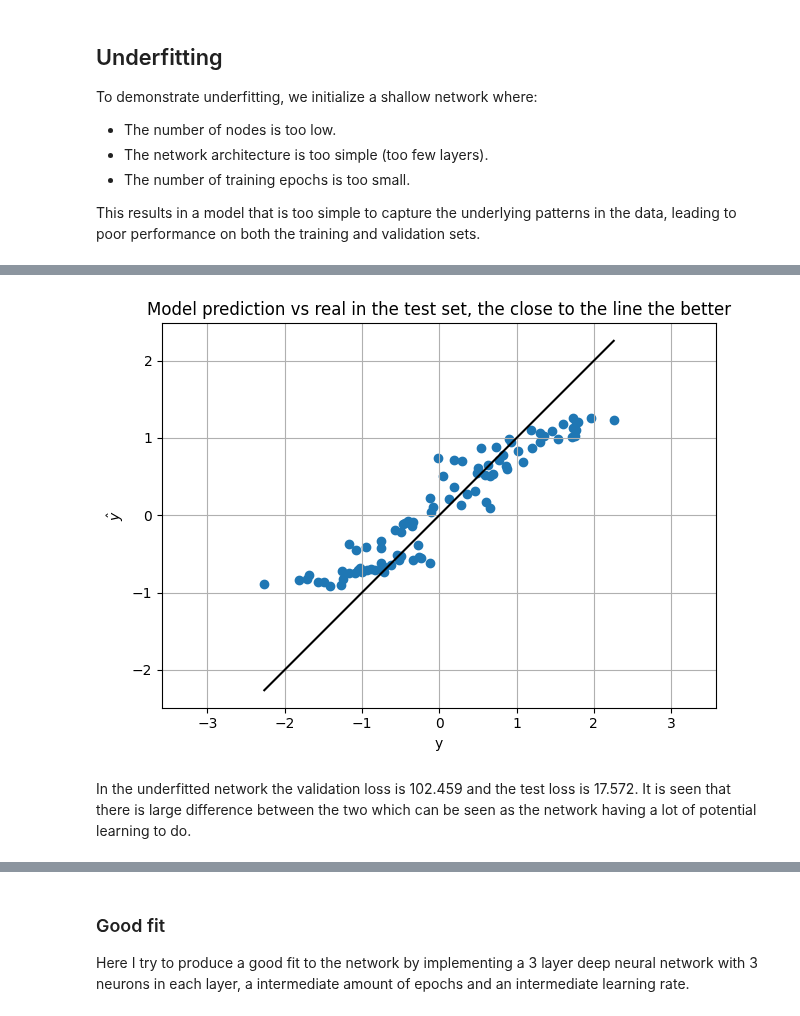
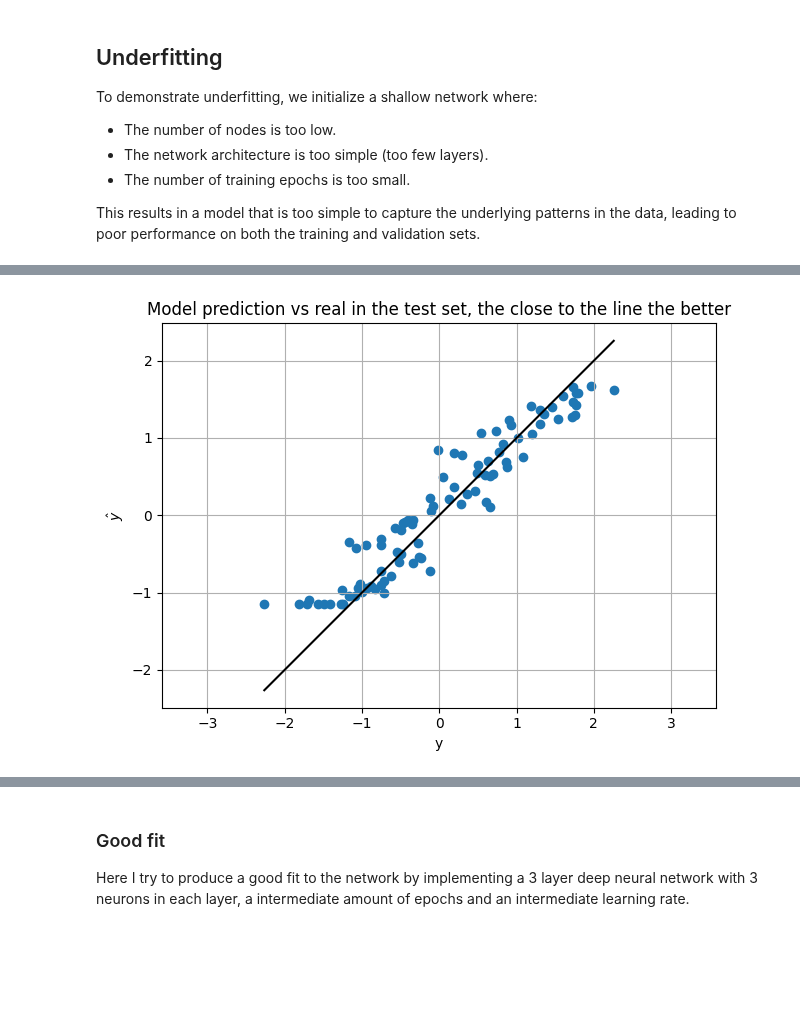
Before and after one commit to SalisMaxima/02456-deep-learning-with-PyTorch, a Jupyter notebook: 2_Feedforward_Python/2.1-EXE-FNN-AutoDif-Nanograd.ipynb, the cells around one changed output, grey strips where cells are left out. Saved outputs shown, nothing was run; the diff lists cells and outputs as text; code cells hidden in the pictures; blank space fills up the shorter version.

```diff
--- a/2_Feedforward_Python/2.1-EXE-FNN-AutoDif-Nanograd.ipynb
+++ b/2_Feedforward_Python/2.1-EXE-FNN-AutoDif-Nanograd.ipynb
@@ -1522,10 +1558,9 @@ This setup makes the model too complex for the data, allowing it to overfit to t
 #For overfitting, we will use a very complex model with a lot of layers and nodes
 # Initialize an arbitrary neural network
 NN = [
-    DenseLayer(1, 8, lambda x: x.relu()),
-    DenseLayer(8, 8, lambda x: x.relu()),
-    DenseLayer(8, 8, lambda x: x.relu()),
-    DenseLayer(8, 1, lambda x: x.identity())
+    DenseLayer(1, 16, lambda x: x.relu()),
+    DenseLayer(16, 16, lambda x: x.relu()),
+    DenseLayer(16, 1, lambda x: x.identity())
 ]
 
 
@@ -1621,12 +1656,12 @@ This results in a model that is too simple to capture the underlying patterns in
 
 # Initialize an arbitrary neural network
 NN = [
-    DenseLayer(1, 4, lambda x: x.relu()),
-    DenseLayer(4, 1, lambda x: x.identity())
+    DenseLayer(1, 2, lambda x: x.relu()),
+    DenseLayer(2, 1, lambda x: x.identity())
 ]
 
 # Initialize training hyperparameters
-EPOCHS = 10
+EPOCHS = 50
 LEARN_R = 2e-3
 
 #training
@@ -1681,6 +1720,4 @@ Test loss:  17.572
-[figure, old version]
+[figure, new version]
-# %% [markdown]
-In the underfitted network the validation loss is 102.459 and the test loss is 17.572. It is seen that there is large difference between the two which can be seen as the network having a lot of potential learning to do.
 # %%
 plt.plot(range(len(train_loss)), train_loss);
 plt.plot(range(len(val_loss)), val_loss);
```
Also changed, not shown: parts of 41 cells of this notebook.
